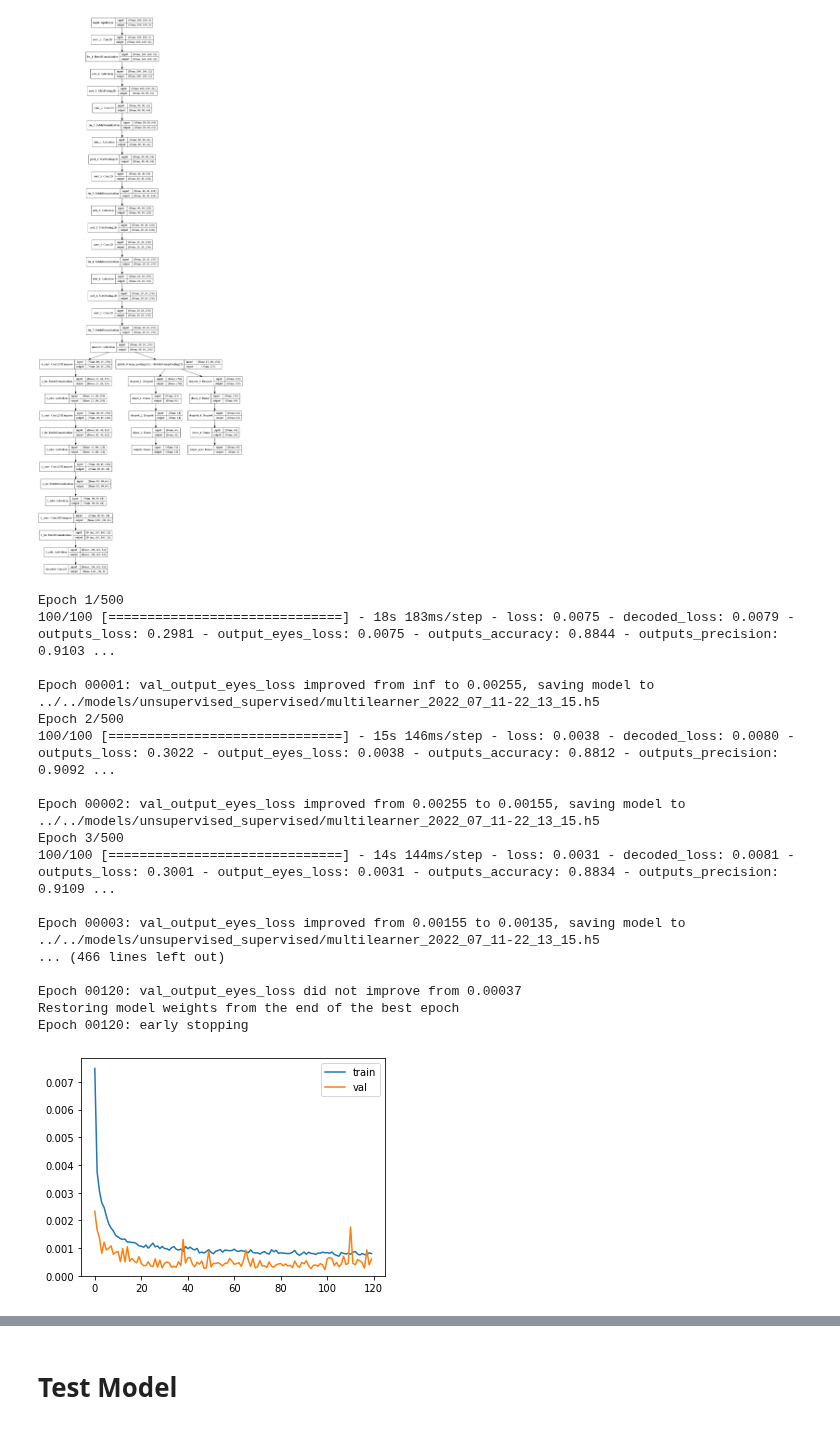
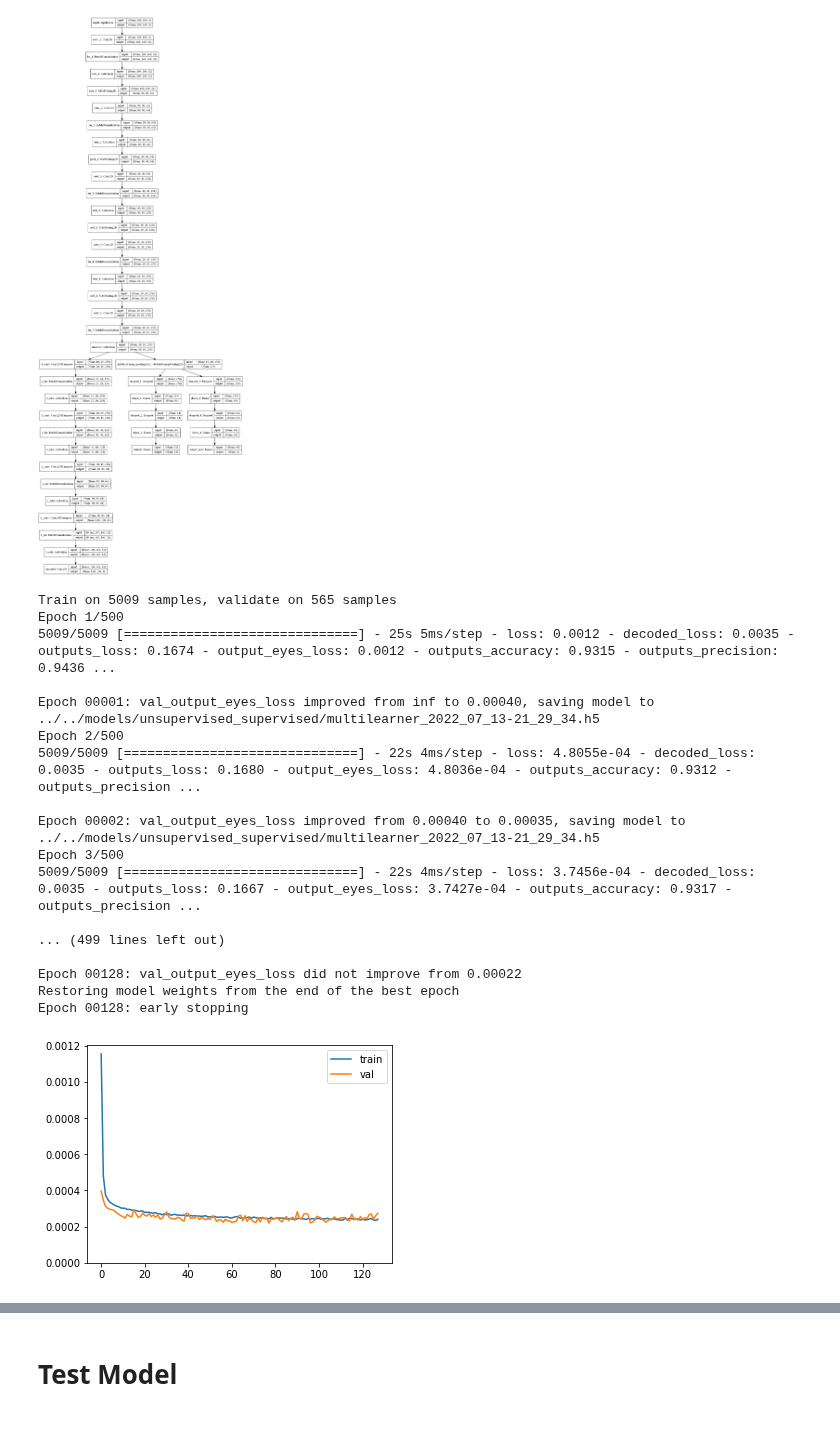
Before and after one commit to arnaldog12/icaonet, a Jupyter notebook: notebooks/supervised_unsupervised/Multilearning-Finetune.ipynb, the cells around one changed output, grey strips where cells are left out. Drawn from its saved outputs; the diff is of its cells as text; code cells hidden in the pictures.

```diff
--- a/notebooks/supervised_unsupervised/Multilearning-Finetune.ipynb
+++ b/notebooks/supervised_unsupervised/Multilearning-Finetune.ipynb
@@ -109,3 +109,6 @@ print(len(mrks))
 y_eyes.min(), y_eyes.max()
 # %% [output]
 (51.5, 108.0)
+# %%
+x /= 255
+y_eyes /= x.shape[1]
@@ -294,56 +248,59 @@ loss_weights = {
 
 metrics = {
     "outputs": ["accuracy", precision, recall, f1, fbeta, specificity, npv, mcc],
     "output_eyes": ["mae", "mse"]
 }
 METRIC_TO_MONITOR = "val_output_eyes_loss"
 
 model.compile(optimizer='adam', loss=losses, loss_weights=loss_weights, metrics=metrics)
 
 FILE_MODEL = FOLDER_MODELS + timestamp_model_name(prefix="multilearner_")
 list_callbacks = [
     ModelCheckpoint(FILE_MODEL, monitor=METRIC_TO_MONITOR, mode="min", verbose=1, save_best_only=True),
     EarlyStopping(monitor=METRIC_TO_MONITOR, mode="min", patience=50, verbose=1, restore_best_weights=True)
 ]
 
-affine_params = dict(
-    translate_percent=[-0.1, 0.1],
-    rotate=[-10, 10],
-    scale=[0.9, 1.1],
-    order=0,
-)
+outputs_train = {
+    "decoded": x_train,
+    "outputs": y_train_reqs,
+    "output_eyes": y_train_eyes,
+}
 
-gen_train = ImageLandmarkGenerator(x_train, y_train_reqs, y_train_eyes, batch_size=32, **affine_params)
-gen_valid = ImageLandmarkGenerator(x_val, y_val_reqs, y_val_eyes, batch_size=32, **affine_params)
+outputs_valid = {
+    "decoded": x_val,
+    "outputs": y_val_reqs,
+    "output_eyes": y_val_eyes,
+}
 
-hist = model.fit_generator(
-    gen_train,
-    steps_per_epoch=100,
+hist = model.fit(
+    x=x_train,
+    y=outputs_train,
+    batch_size=32,
     epochs=500,
-    validation_data=gen_valid,
-    callbacks=list_callbacks
+    validation_data=(x_val, outputs_valid),
+    callbacks=list_callbacks,
 )
 
 plot.keras_hist(hist.history)
 # %% [output]
+Train on 5009 samples, validate on 565 samples
 Epoch 1/500
-100/100 [==============================] - 18s 183ms/step - loss: 0.0075 - decoded_loss: 0.0079 - outputs_loss: 0.2981 - output_eyes_loss: 0.0075 - outputs_accuracy: 0.8844 - outputs_precision: 0.9103 ...
+5009/5009 [==============================] - 25s 5ms/step - loss: 0.0012 - decoded_loss: 0.0035 - outputs_loss: 0.1674 - output_eyes_loss: 0.0012 - outputs_accuracy: 0.9315 - outputs_precision: 0.9436 ...
 
-Epoch 00001: val_output_eyes_loss improved from inf to 0.00255, saving model to ../../models/unsupervised_supervised/multilearner_2022_07_11-22_13_15.h5
+Epoch 00001: val_output_eyes_loss improved from inf to 0.00040, saving model to ../../models/unsupervised_supervised/multilearner_2022_07_13-21_29_34.h5
 Epoch 2/500
-100/100 [==============================] - 15s 146ms/step - loss: 0.0038 - decoded_loss: 0.0080 - outputs_loss: 0.3022 - output_eyes_loss: 0.0038 - outputs_accuracy: 0.8812 - outputs_precision: 0.9092 ...
+5009/5009 [==============================] - 22s 4ms/step - loss: 4.8055e-04 - decoded_loss: 0.0035 - outputs_loss: 0.1680 - output_eyes_loss: 4.8036e-04 - outputs_accuracy: 0.9312 - outputs_precision ...
 
-Epoch 00002: val_output_eyes_loss improved from 0.00255 to 0.00155, saving model to ../../models/unsupervised_supervised/multilearner_2022_07_11-22_13_15.h5
+Epoch 00002: val_output_eyes_loss improved from 0.00040 to 0.00035, saving model to ../../models/unsupervised_supervised/multilearner_2022_07_13-21_29_34.h5
 Epoch 3/500
-100/100 [==============================] - 14s 144ms/step - loss: 0.0031 - decoded_loss: 0.0081 - outputs_loss: 0.3001 - output_eyes_loss: 0.0031 - outputs_accuracy: 0.8834 - outputs_precision: 0.9109 ...
+5009/5009 [==============================] - 22s 4ms/step - loss: 3.7456e-04 - decoded_loss: 0.0035 - outputs_loss: 0.1667 - output_eyes_loss: 3.7427e-04 - outputs_accuracy: 0.9317 - outputs_precision ...
 
-Epoch 00003: val_output_eyes_loss improved from 0.00155 to 0.00135, saving model to ../../models/unsupervised_supervised/multilearner_2022_07_11-22_13_15.h5
-... (466 lines left out)
+... (499 lines left out)
 
-Epoch 00120: val_output_eyes_loss did not improve from 0.00037
+Epoch 00128: val_output_eyes_loss did not improve from 0.00022
 Restoring model weights from the end of the best epoch
-Epoch 00120: early stopping
+Epoch 00128: early stopping
-[figure, old version]
+[figure, new version]
 # %%
 history = hist.history
 
```
Also changed, not shown: parts of 13 cells of this notebook, 3 other files.
